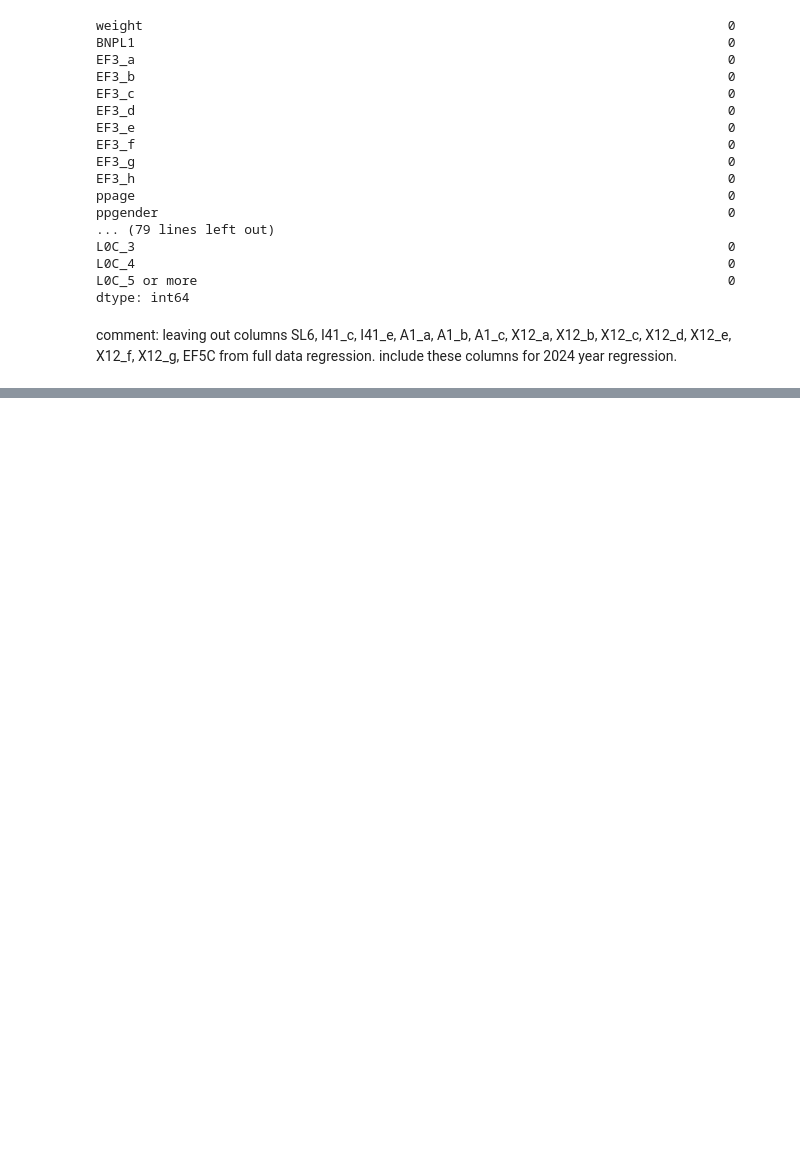
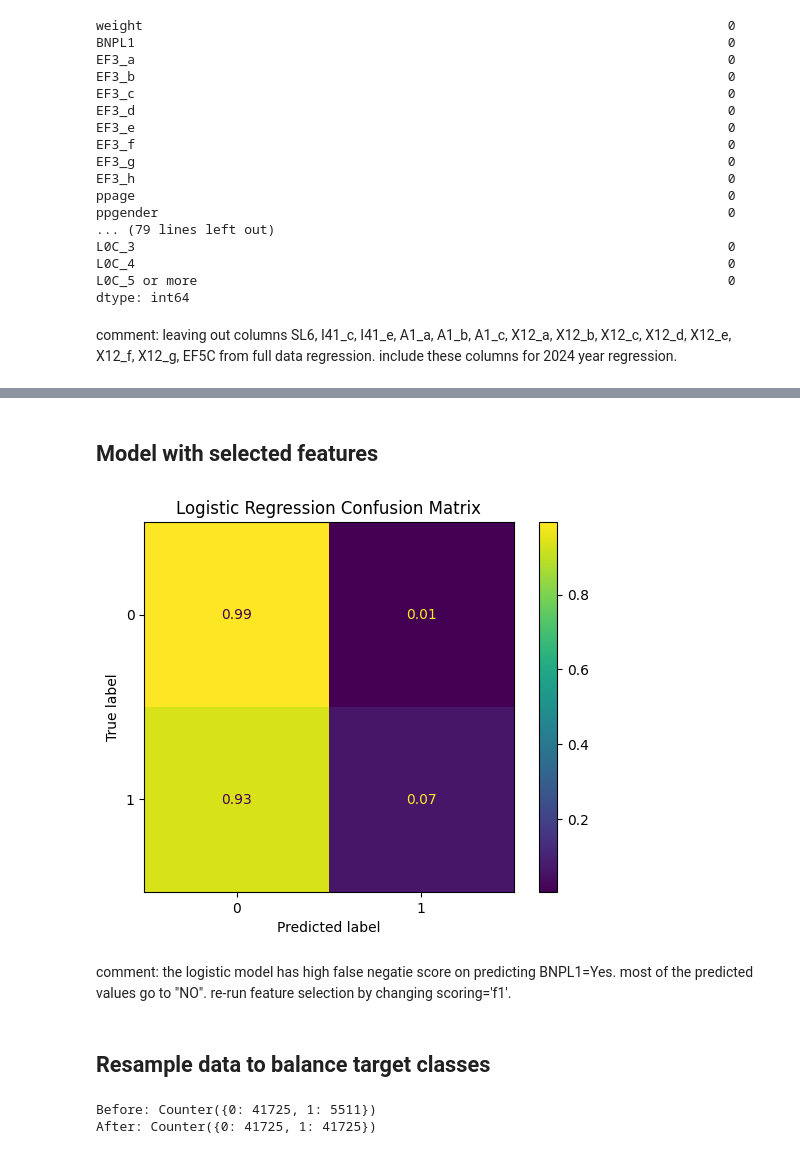
Before and after one commit to mw1296/DSAN5300, a Jupyter notebook: dsan5300_group1_final_project/code.ipynb, the cells around one changed output, grey strips where cells are left out. Drawn from its saved outputs; the diff is of its cells as text; code cells hidden in the pictures; blank space fills up the shorter version.

```diff
--- a/dsan5300_group1_final_project/code.ipynb
+++ b/dsan5300_group1_final_project/code.ipynb
@@ -782,0 +800,34 @@ pd.DataFrame({
+# %% [markdown]
+## Model with selected features
+# %%
+# fit logistic regression model
+BNPL1_logit_model.fit(X_selected, y)
+y_pred = BNPL1_logit_model.predict(X_selected)
+
+# confusion matrix
+BNPL1_logit_cm = confusion_matrix(y, y_pred, normalize='true')
+
+# display cm
+BNPL1_logit_cm_plot = ConfusionMatrixDisplay(confusion_matrix=BNPL1_logit_cm)
+BNPL1_logit_cm_plot.plot(values_format=".2f")
+plt.title('Logistic Regression Confusion Matrix')
+plt.show()
+# %% [output]
+[figure, added]
+# %% [markdown]
+comment: the logistic model has high false negatie score on predicting BNPL1=Yes. most of the predicted values go to "NO". re-run feature selection by changing scoring='f1'.
+# %% [markdown]
+## Resample data to balance target classes
+# %%
+from imblearn.over_sampling import SMOTE
+from collections import Counter
+
+print("Before:", Counter(y))
+
+smote = SMOTE(random_state=42)
+X_resampled, y_resampled = smote.fit_resample(X, y)
+
+print("After:", Counter(y_resampled))
+# %% [output]
+Before: Counter({0: 41725, 1: 5511})
+After: Counter({0: 41725, 1: 41725})
```
Also changed, not shown: parts of 11 cells of this notebook, 1 other file.
